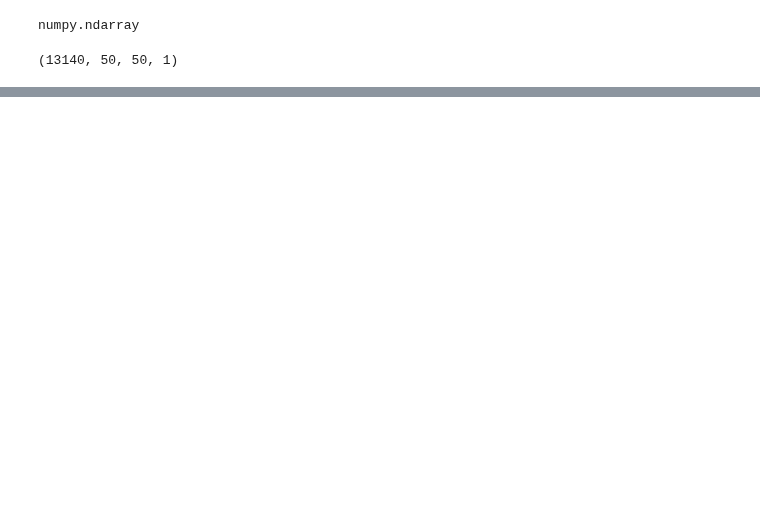
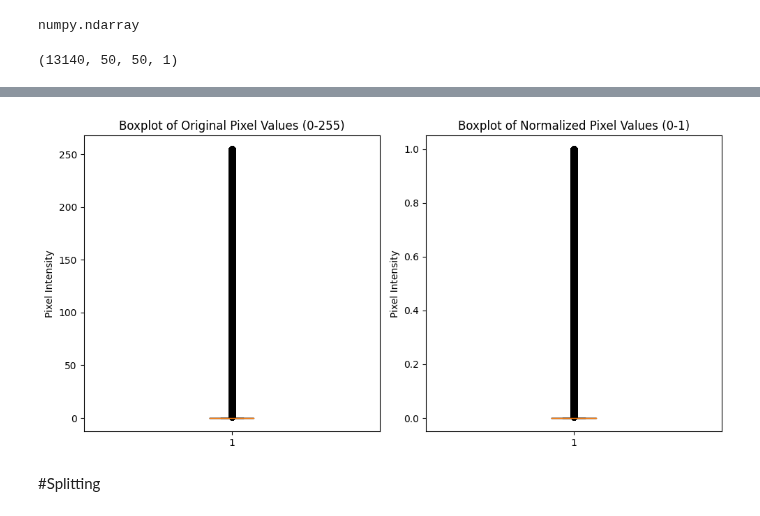
Before and after one commit to FaridRash/DATA-MINING-MACHINE-LEARNING-semester-2-, a Jupyter notebook: The Final Project/Notebooks/Farid/Farid_1st.ipynb, the cells around one changed output, grey strips where cells are left out. Saved outputs shown, nothing was run; the diff lists cells and outputs as text; code cells hidden in the pictures; blank space fills up the shorter version.

```diff
--- a/The Final Project/Notebooks/Farid/Farid_1st.ipynb
+++ b/The Final Project/Notebooks/Farid/Farid_1st.ipynb
@@ -143,0 +189,2 @@ labels = pd.DataFrame(labels)
+# %%
+data_normalized = data_cropped / 255
@@ -143,0 +196,22 @@ labels = pd.DataFrame(labels)
+# %%
+cropped_flat = data_cropped.flatten()
+normalized_flat = data_normalized.flatten()
+
+plt.figure(figsize=(10, 5))
+
+plt.subplot(1, 2, 1)
+plt.boxplot(cropped_flat)
+plt.title("Boxplot of Original Pixel Values (0-255)")
+plt.ylabel("Pixel Intensity")
+
+plt.subplot(1, 2, 2)
+plt.boxplot(normalized_flat)
+plt.title("Boxplot of Normalized Pixel Values (0-1)")
+plt.ylabel("Pixel Intensity")
+
+plt.tight_layout()
+plt.show()
+# %% [output]
+[figure, added]
+# %% [markdown]
+#Splitting
```
Also changed, not shown: parts of 21 cells of this notebook.
